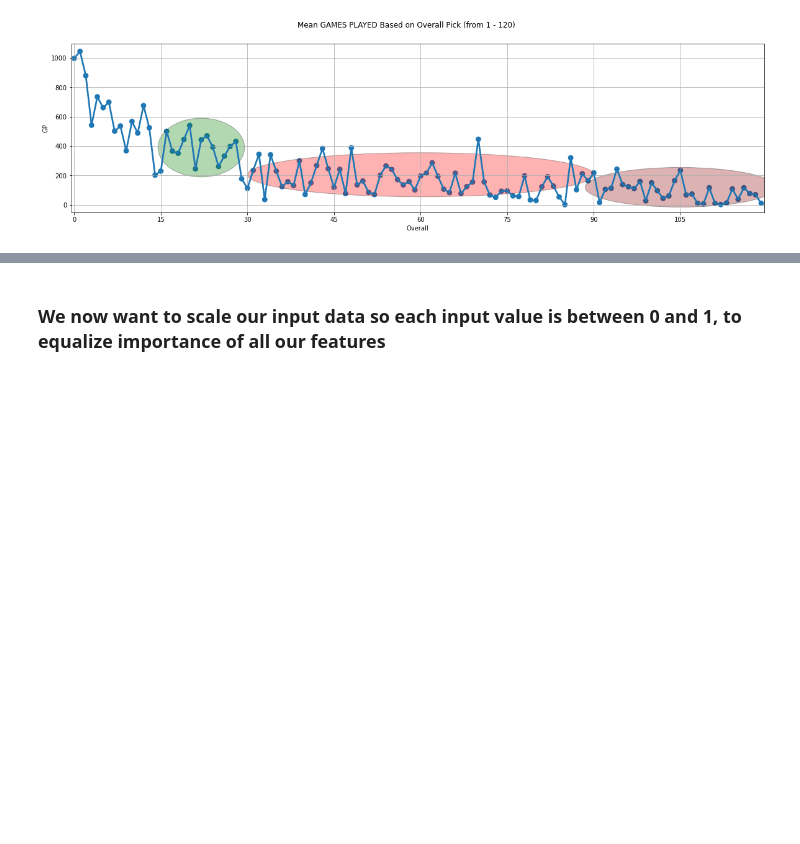
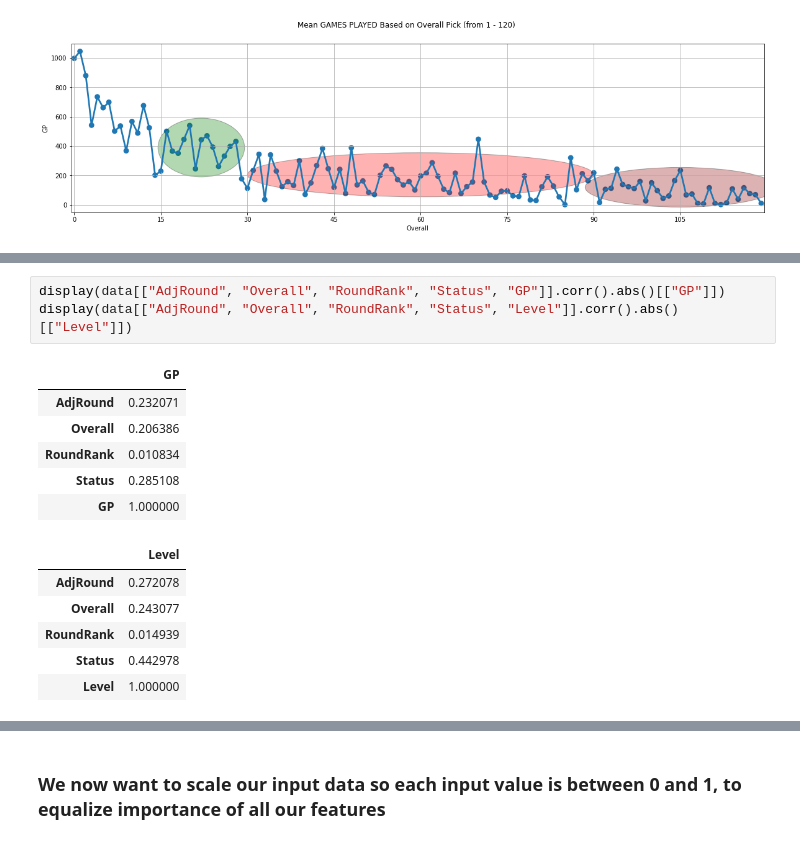
Before and after one commit to minchanhan/CompareNHLDraftPicks, a Jupyter notebook: CompareLow1stHigh2nd.ipynb, the cells around one changed output, grey strips where cells are left out. Cells and saved outputs as stored; diff of their text form; blank space fills up the shorter version.

```diff
--- a/CompareLow1stHigh2nd.ipynb
+++ b/CompareLow1stHigh2nd.ipynb
@@ -579,0 +632,16 @@ Name: GP, dtype: int64
+# %%
+display(data[["AdjRound", "Overall", "RoundRank", "Status", "GP"]].corr().abs()[["GP"]])
+display(data[["AdjRound", "Overall", "RoundRank", "Status", "Level"]].corr().abs()[["Level"]])
+# %% [output]
+|  | GP |
+| AdjRound | 0.232071 |
+| Overall | 0.206386 |
+| RoundRank | 0.010834 |
+| Status | 0.285108 |
+| GP | 1.000000 |
+|  | Level |
+| AdjRound | 0.272078 |
+| Overall | 0.243077 |
+| RoundRank | 0.014939 |
+| Status | 0.442978 |
+| Level | 1.000000 |
```
Also changed, not shown: parts of 41 cells of this notebook.
